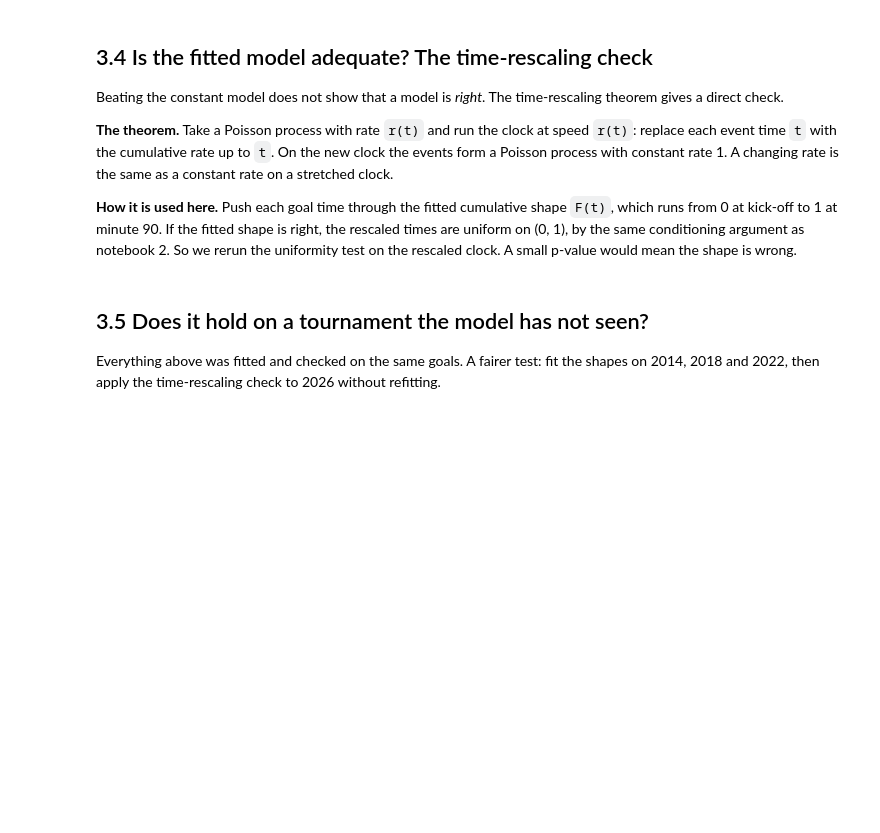
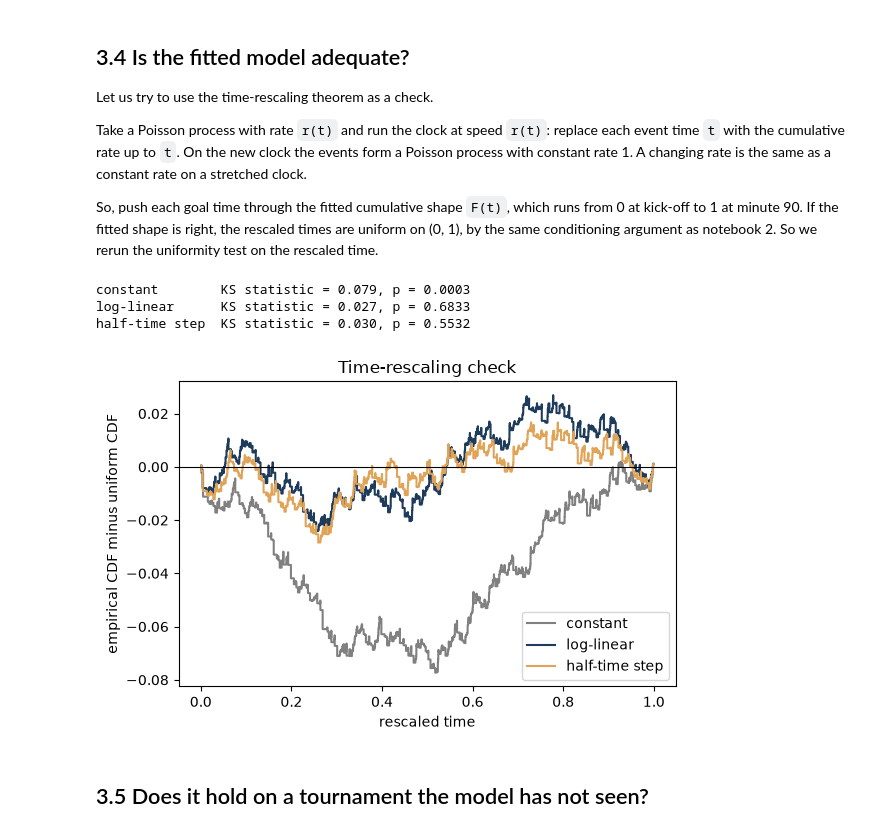
Before and after one commit to ayanapatidar/goals-as-poisson, a Jupyter notebook: notebooks/03_time_varying_rate.ipynb, the cells around one changed output. Drawn from its saved outputs; the diff is of its cells as text; code cells hidden in the pictures; blank space fills up the shorter version.

Commit message:
add time_varying_rate

```diff
--- a/notebooks/03_time_varying_rate.ipynb
+++ b/notebooks/03_time_varying_rate.ipynb
@@ -130,44 +133,47 @@ plt.show()
 # %% [markdown]
-## 3.4 Is the fitted model adequate? The time-rescaling check
+## 3.4 Is the fitted model adequate?
 
-Beating the constant model does not show that a model is *right*. The time-rescaling theorem gives a direct check.
+Let us try to use the time-rescaling theorem as a check.
 
-**The theorem.** Take a Poisson process with rate `r(t)` and run the clock at speed `r(t)`: replace each event time `t` with the cumulative rate up to `t`. On the new clock the events form a Poisson process with constant rate 1. A changing rate is the same as a constant rate on a stretched clock.
+Take a Poisson process with rate `r(t)` and run the clock at speed `r(t)`: replace each event time `t` with the cumulative rate up to `t`. On the new clock the events form a Poisson process with constant rate 1. A changing rate is the same as a constant rate on a stretched clock.
 
-**How it is used here.** Push each goal time through the fitted cumulative shape `F(t)`, which runs from 0 at kick-off to 1 at minute 90. If the fitted shape is right, the rescaled times are uniform on (0, 1), by the same conditioning argument as notebook 2. So we rerun the uniformity test on the rescaled clock. A small p-value would mean the shape is wrong.
+So, push each goal time through the fitted cumulative shape `F(t)`, which runs from 0 at kick-off to 1 at minute 90. If the fitted shape is right, the rescaled times are uniform on (0, 1), by the same conditioning argument as notebook 2. So we rerun the uniformity test on the rescaled time.
 # %%
 def cdf_loglinear(t, b):
     return np.expm1(b * t) / np.expm1(b * T)
 
 
 def cdf_half(t, p_first):
     return np.where(t <= 45, p_first * t / 45, p_first + (1 - p_first) * (t - 45) / 45)
 
 
 rescaled = {
     "constant": t / T,
     "log-linear": cdf_loglinear(t, b_hat),
     "half-time step": cdf_half(t, p_half[0]),
 }
 
 fig, ax = plt.subplots(figsize=(6, 4))
 for (name, u), colour in zip(rescaled.items(), ["grey", "#1f3b5c", "#e0a458"]):
     ks = st.kstest(u, "uniform")
     print(f"{name:<15} KS statistic = {ks.statistic:.3f}, p = {ks.pvalue:.4f}")
     us = np.sort(u)
     ax.step(us, np.arange(1, N + 1) / N - us, color=colour, label=name)
 ax.axhline(0, color="black", linewidth=0.8)
 ax.set_xlabel("rescaled time")
 ax.set_ylabel("empirical CDF minus uniform CDF")
-ax.set_title("Time-rescaling check: closer to zero is better")
+ax.set_title("Time-rescaling check")
 ax.legend()
 fig.tight_layout()
 fig.savefig("../figures/03_time_rescaling.png", dpi=150)
 plt.show()
+# %% [output]
+constant        KS statistic = 0.079, p = 0.0003
+log-linear      KS statistic = 0.027, p = 0.6833
+half-time step  KS statistic = 0.030, p = 0.5532
+[figure, added]
 # %% [markdown]
 ## 3.5 Does it hold on a tournament the model has not seen?
-
-Everything above was fitted and checked on the same goals. A fairer test: fit the shapes on 2014, 2018 and 2022, then apply the time-rescaling check to 2026 without refitting.
 # %%
 train = clean[clean.year < 2026].t.to_numpy()
 test = clean[clean.year == 2026].t.to_numpy()
```
Also changed, not shown: parts of 13 cells of this notebook.
